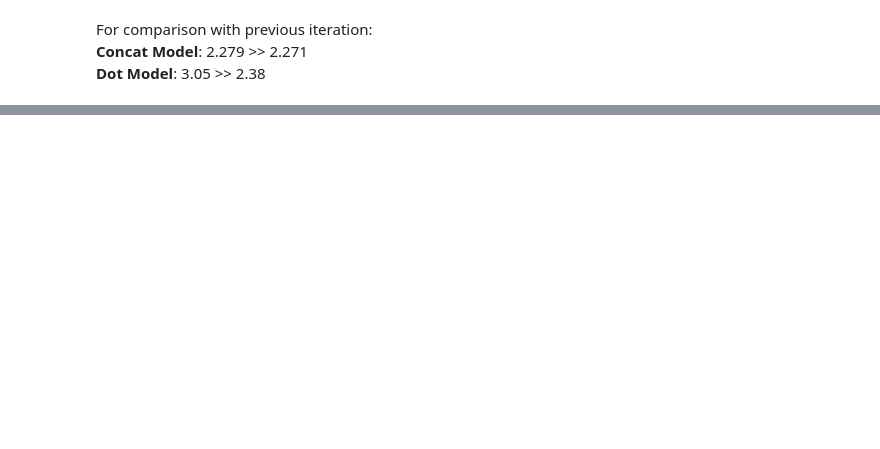
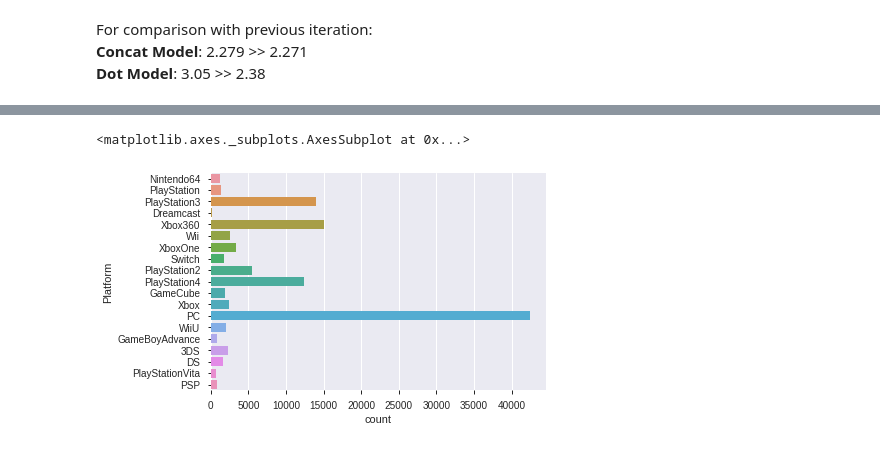
Before and after one commit to mjurkus/ai_bootcamp_14_rs, a Jupyter notebook: project.ipynb, the cells around one changed output, grey strips where cells are left out. Cells and saved outputs as stored; diff of their text form; code cells hidden in the pictures; blank space fills up the shorter version.

```diff
--- a/project.ipynb
+++ b/project.ipynb
@@ -900,0 +941,5 @@ __Dot Model__: 3.05 >> 2.38
+# %%
+sns.countplot(y="Platform", data=df)
+# %% [output]
+<matplotlib.axes._subplots.AxesSubplot at 0x...>
+[figure, added]
```
Also changed, not shown: parts of 57 cells of this notebook, 1 other file.
